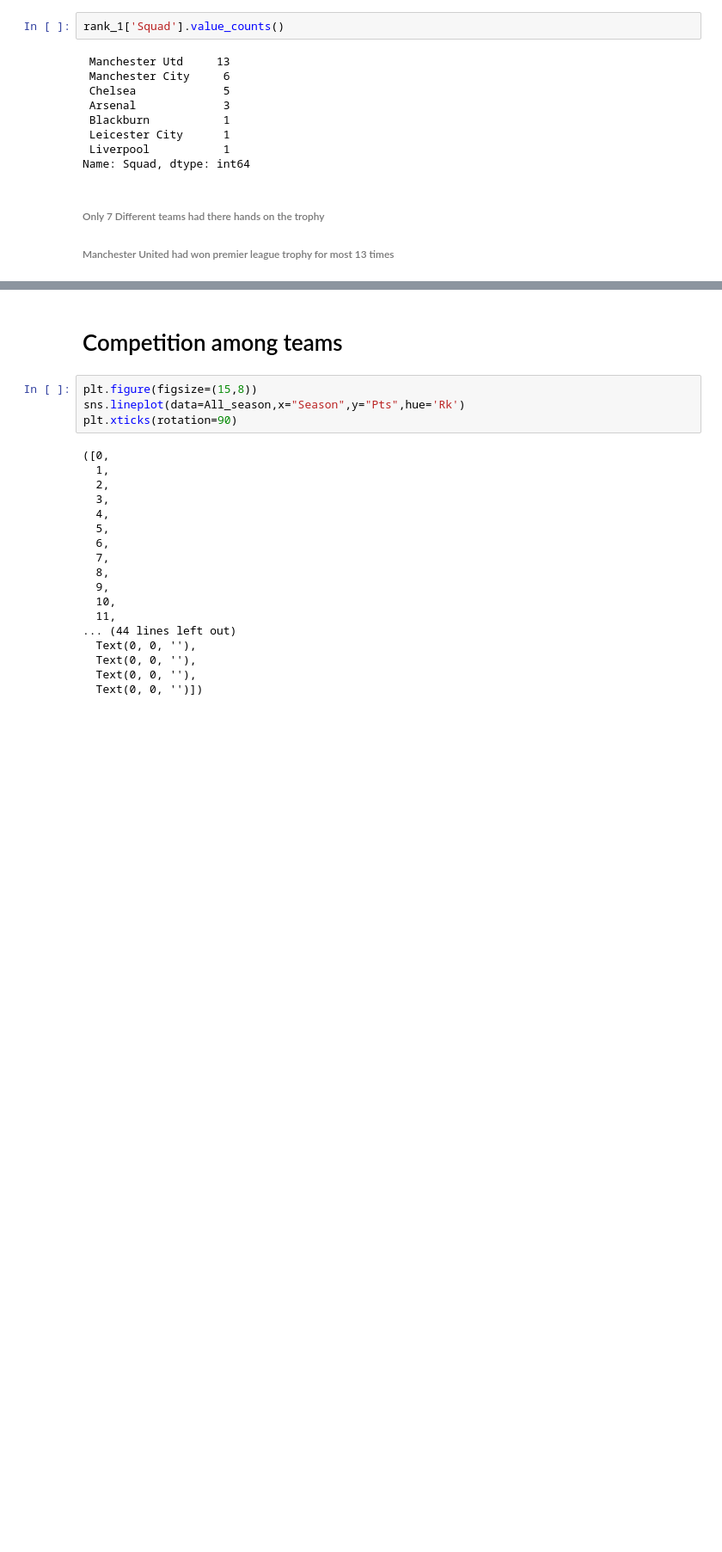
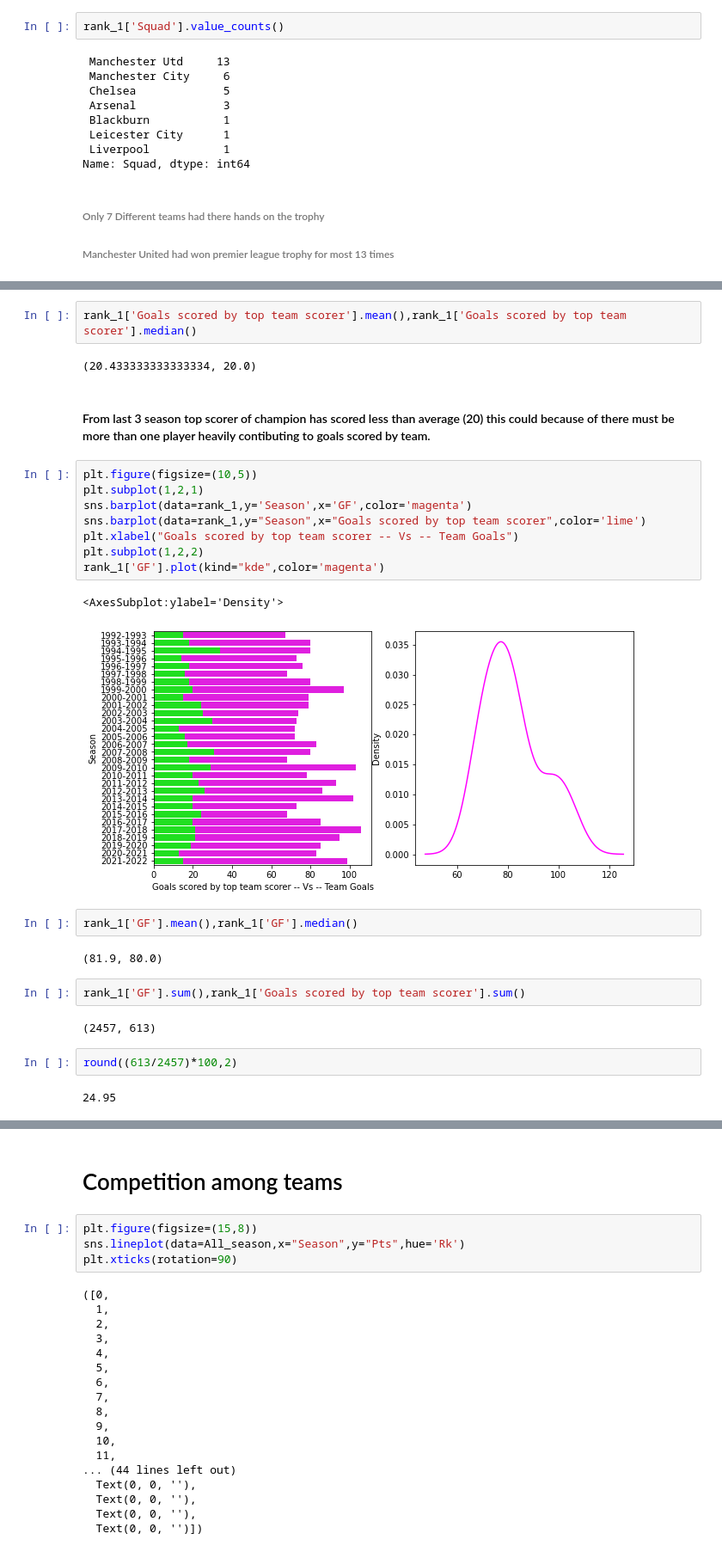
Before and after one commit to Aniket-Raikwar1/Premier_League_data_analysis, a Jupyter notebook: Analysing premier league seasons.ipynb, the cells around one changed output, grey strips where cells are left out. Shown at 86% size. Saved outputs shown, nothing was run; the diff lists cells and outputs as text; blank space fills up the shorter version.

```diff
--- a/Analysing premier league seasons.ipynb
+++ b/Analysing premier league seasons.ipynb
@@ -517,0 +473,29 @@ Norwich City and West Brom are teams which relegated atleast 5 time in last 30 s
+# %%
+rank_1['Goals scored by top team scorer'].mean(),rank_1['Goals scored by top team scorer'].median()
+# %% [output]
+(20.433333333333334, 20.0)
+# %% [markdown]
+#### From last 3 season top scorer of champion has scored less than average (20) this could because of there must be more than one player heavily contibuting to goals scored by team.
+# %%
+plt.figure(figsize=(10,5))
+plt.subplot(1,2,1)
+sns.barplot(data=rank_1,y='Season',x='GF',color='magenta')
+sns.barplot(data=rank_1,y="Season",x="Goals scored by top team scorer",color='lime')
+plt.xlabel("Goals scored by top team scorer -- Vs -- Team Goals")
+plt.subplot(1,2,2)
+rank_1['GF'].plot(kind="kde",color='magenta')
+# %% [output]
+<AxesSubplot:ylabel='Density'>
+[figure, added]
+# %%
+rank_1['GF'].mean(),rank_1['GF'].median()
+# %% [output]
+(81.9, 80.0)
+# %%
+rank_1['GF'].sum(),rank_1['Goals scored by top team scorer'].sum()
+# %% [output]
+(2457, 613)
+# %%
+round((613/2457)*100,2)
+# %% [output]
+24.95
```
Also changed, not shown: parts of 85 cells of this notebook.
